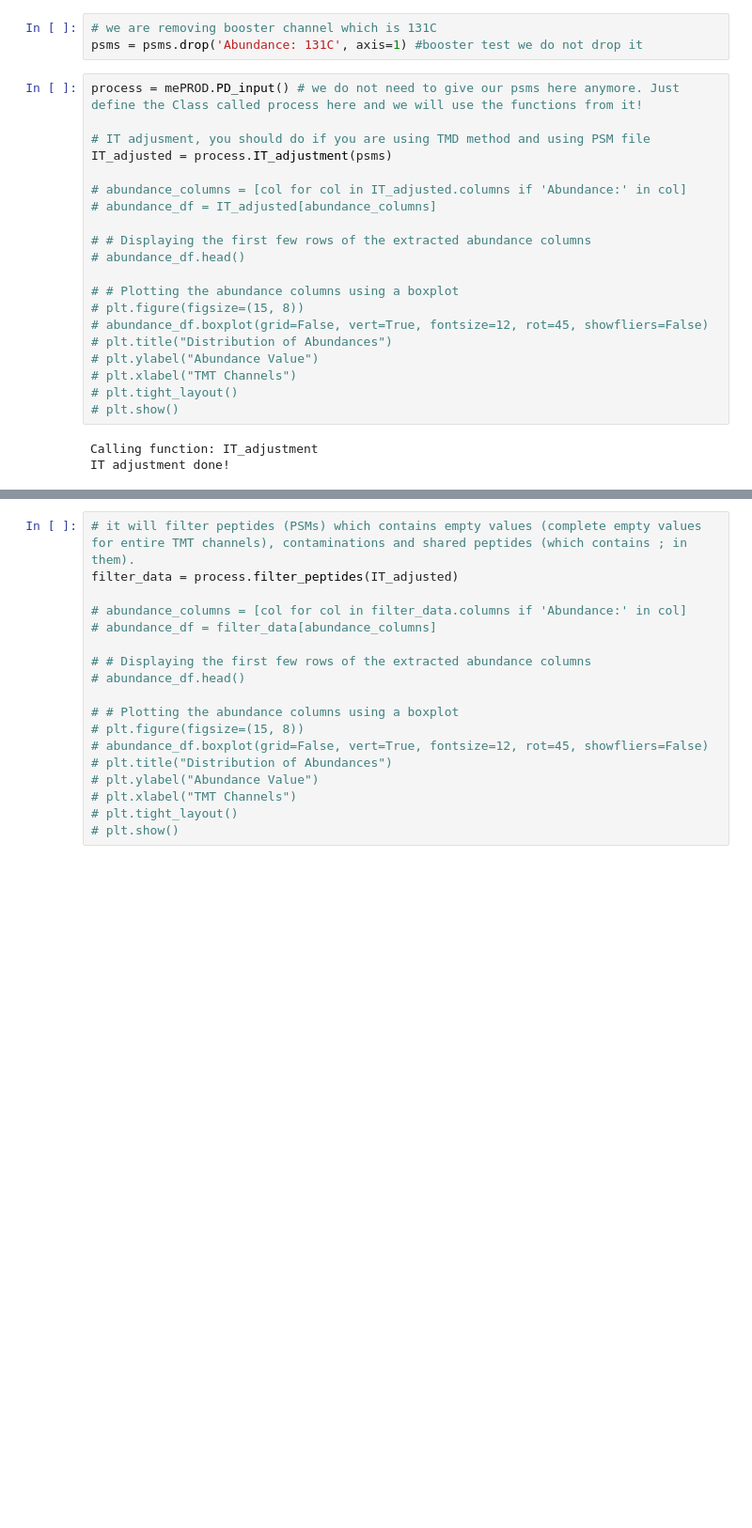
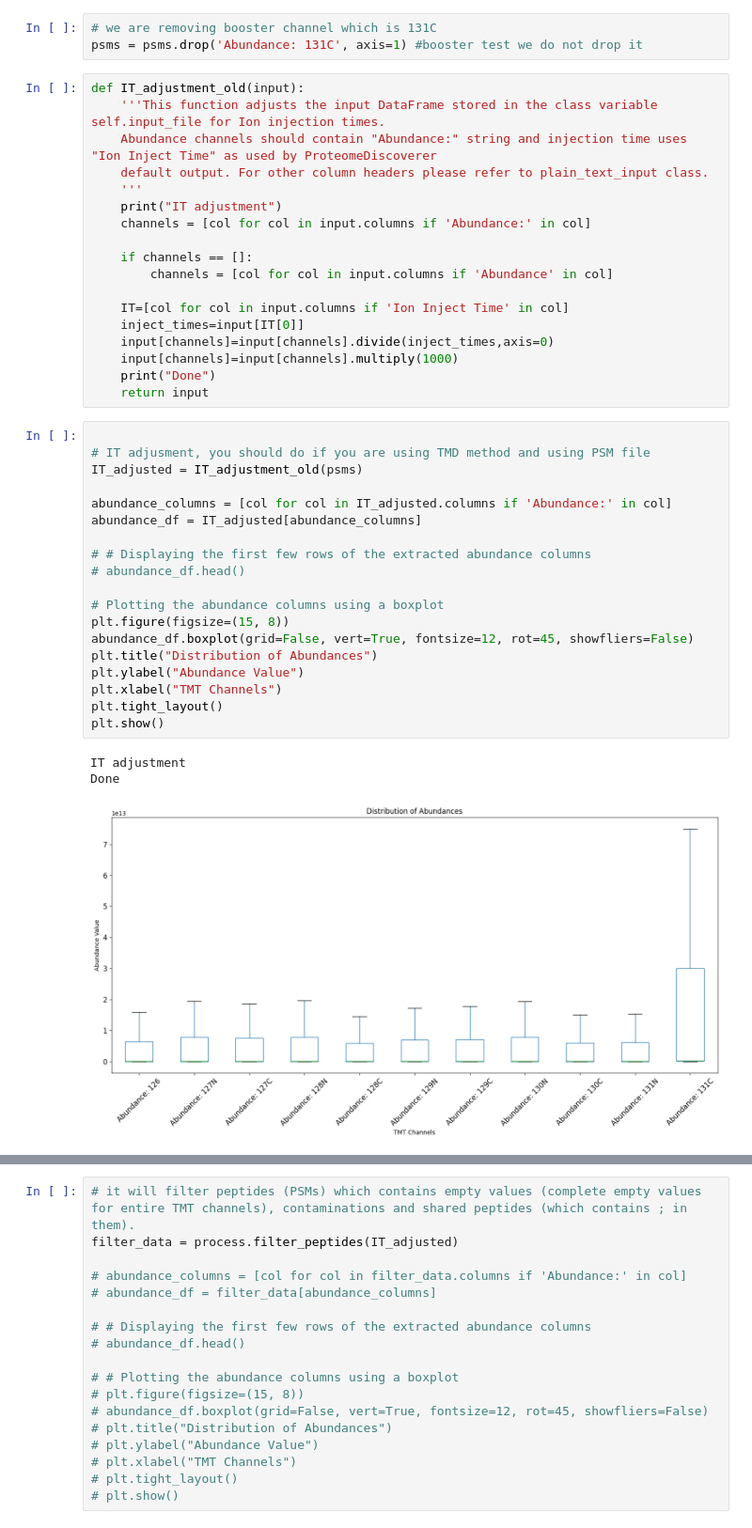
Before and after one commit to science64/DynaTMT-py-SB, a Jupyter notebook: mePROD LMM template-Testing.ipynb, the cells around one changed output, grey strips where cells are left out. Shown at 94% size. Saved outputs shown, nothing was run; the diff lists cells and outputs as text; blank space fills up the shorter version.

```diff
--- a/mePROD LMM template-Testing.ipynb
+++ b/mePROD LMM template-Testing.ipynb
@@ -97,26 +120,44 @@ XCorr (by Search Engine): Sequest HT: 873 unique values
 # %%
 # we are removing booster channel which is 131C
 psms = psms.drop('Abundance: 131C', axis=1) #booster test we do not drop it
+# %%
+def IT_adjustment_old(input):
+    '''This function adjusts the input DataFrame stored in the class variable self.input_file for Ion injection times.
+    Abundance channels should contain "Abundance:" string and injection time uses "Ion Inject Time" as used by ProteomeDiscoverer
+    default output. For other column headers please refer to plain_text_input class.
+    '''
+    print("IT adjustment")
+    channels = [col for col in input.columns if 'Abundance:' in col]
+
+    if channels == []:
+        channels = [col for col in input.columns if 'Abundance' in col]
+
+    IT=[col for col in input.columns if 'Ion Inject Time' in col]
+    inject_times=input[IT[0]]
+    input[channels]=input[channels].divide(inject_times,axis=0)
+    input[channels]=input[channels].multiply(1000)
+    print("Done")
+    return input
 # %%
-process = mePROD.PD_input() # we do not need to give our psms here anymore. Just define the Class called process here and we will use the functions from it!
 
 # IT adjusment, you should do if you are using TMD method and using PSM file
-IT_adjusted = process.IT_adjustment(psms)
+IT_adjusted = IT_adjustment_old(psms)
 
-# abundance_columns = [col for col in IT_adjusted.columns if 'Abundance:' in col]
-# abundance_df = IT_adjusted[abundance_columns]
+abundance_columns = [col for col in IT_adjusted.columns if 'Abundance:' in col]
+abundance_df = IT_adjusted[abundance_columns]
 
 # # Displaying the first few rows of the extracted abundance columns
 # abundance_df.head()
 
-# # Plotting the abundance columns using a boxplot
-# plt.figure(figsize=(15, 8))
-# abundance_df.boxplot(grid=False, vert=True, fontsize=12, rot=45, showfliers=False)
-# plt.title("Distribution of Abundances")
-# plt.ylabel("Abundance Value")
-# plt.xlabel("TMT Channels")
-# plt.tight_layout()
-# plt.show()
+# Plotting the abundance columns using a boxplot
+plt.figure(figsize=(15, 8))
+abundance_df.boxplot(grid=False, vert=True, fontsize=12, rot=45, showfliers=False)
+plt.title("Distribution of Abundances")
+plt.ylabel("Abundance Value")
+plt.xlabel("TMT Channels")
+plt.tight_layout()
+plt.show()
 # %% [output]
-Calling function: IT_adjustment
-IT adjustment done!
+IT adjustment
+Done
+[figure, added]
```
Also changed, not shown: parts of 13 cells of this notebook, 4 other files.
